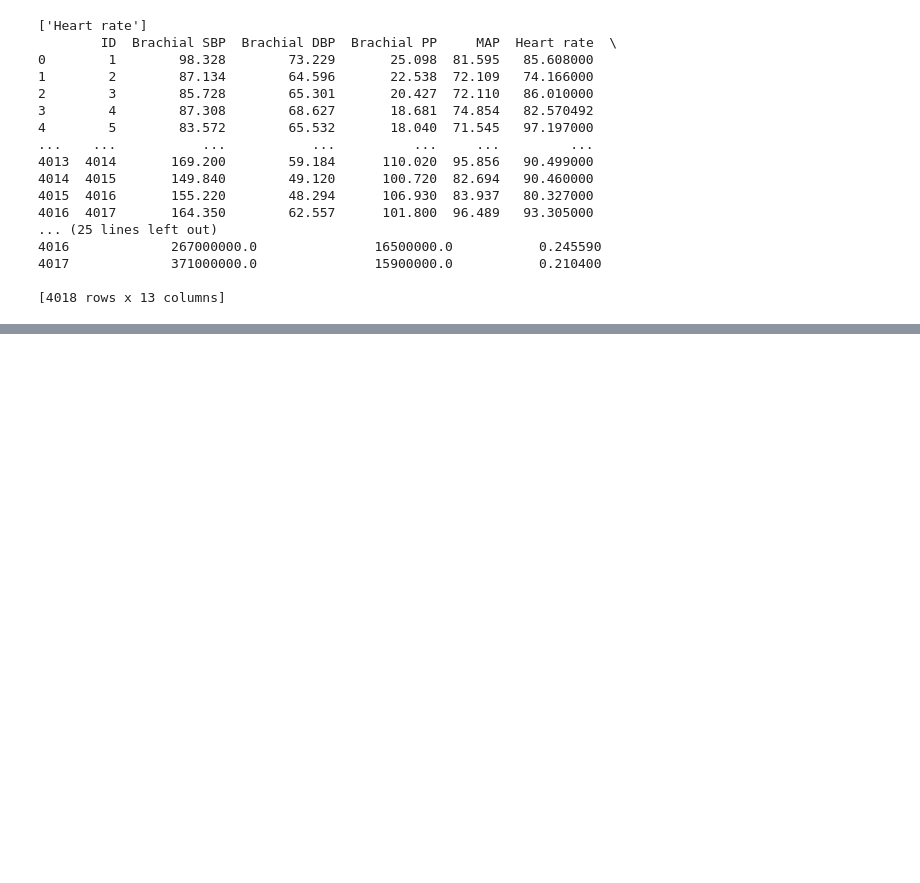
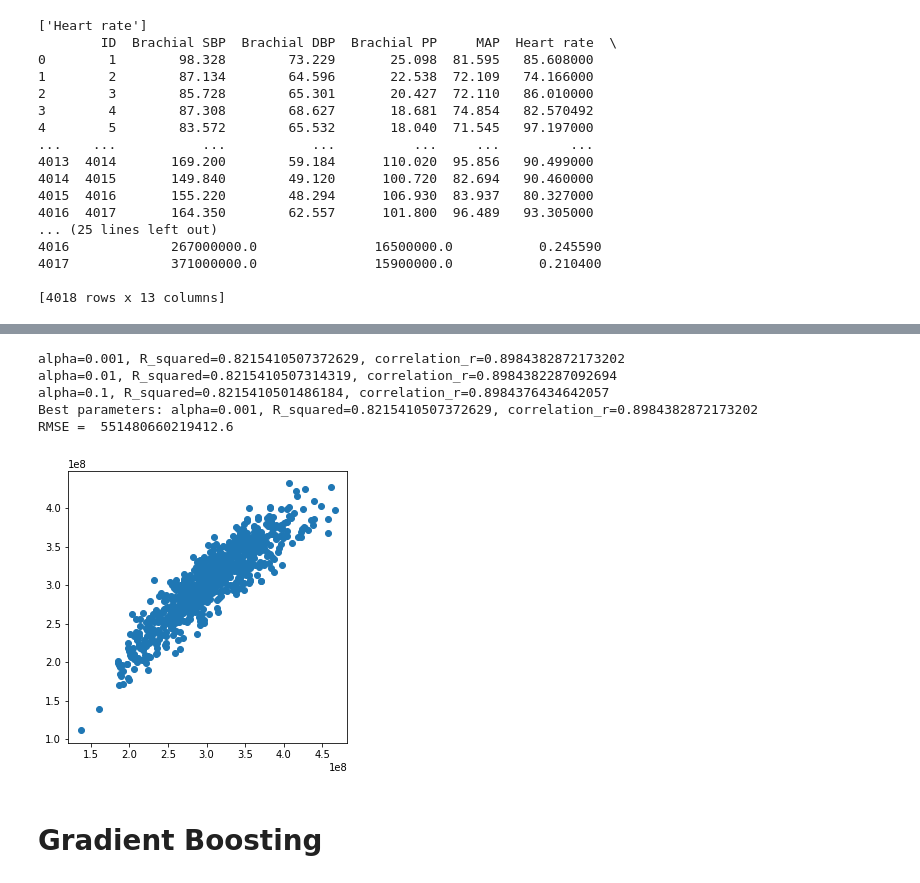
Before and after one commit to MarijaLaz/Higgs-Boson-Challenge, a Jupyter notebook: project2/P2.ipynb, the cells around one changed output, grey strips where cells are left out. Cells and saved outputs as stored; diff of their text form; code cells hidden in the pictures; blank space fills up the shorter version.

```diff
--- a/project2/P2.ipynb
+++ b/project2/P2.ipynb
@@ -70,7 +91,7 @@ esE=np.zeros((len(used_features),N))
 i=0
 for m in enumerate (max_depth):
     for n in enumerate (n_estimators):
-        y=data['End-systolic elastance']
+       # y=data['End-systolic elastance']
         x=used_features
         regressor=RandomForestRegressor(n[1],max_depth=m[1])
         regressor.fit(used_features,y)
@@ -78,4 +99,5 @@ for m in enumerate (max_depth):
         esE[:,i]=y_predict
         i+=1
         print(y_predict)
+        print(regressor.score(used_features,y))
 # %% [output]
@@ -111,3 +234,55 @@ alpha=[1,10,100,200]
+# %%
+#Ridge Regression
+#alpha=[1,10,100,200] from paper
+alpha=[0.001,0.01, 0.1]
+
+
+from sklearn.linear_model import Ridge
+import sklearn.metrics
+
+pred_data = pd.read_csv("Data/true_ees.csv")
+y = pred_data.to_numpy()[:,1]
+
+data = pd.read_csv("Data/u2.csv")
+X = data.to_numpy()
+
+x_tr, y_tr, x_te, y_te = split_data(X, y, 0.8, seed=1)
+
+best_R2 = np.zeros(len(alpha))
+best_r = np.zeros(len(alpha))
+
+for i, a in enumerate(alpha):
+    rid = Ridge(alpha=a)
+    rid.fit(x_tr,y_tr)
+    y_pred = rid.predict(x_te)
+    best_R2[i] = rid.score(x_tr,y_tr)
+    best_r[i]= np.corrcoef(y_te, y_pred)[0,1]
+    print('alpha={}, R_squared={}, correlation_r={}'.format(a, best_R2[i],best_r[i]))
+
+j1 = np.argmax(best_R2)
+j2 = np.argmax(best_r)
+if j1 == j1:
+    print('Best parameters: alpha={}, R_squared={}, correlation_r={}'.format(alpha[j1], best_R2[j1],best_r[j1]))
+else:
+    print('Problem...')
+
+
+print('RMSE = ', sklearn.metrics.mean_squared_error(y_te, y_pred))
+# %% [output]
+alpha=0.001, R_squared=0.8215410507372629, correlation_r=0.8984382872173202
+alpha=0.01, R_squared=0.8215410507314319, correlation_r=0.8984382287092694
+alpha=0.1, R_squared=0.8215410501486184, correlation_r=0.8984376434642057
+Best parameters: alpha=0.001, R_squared=0.8215410507372629, correlation_r=0.8984382872173202
+RMSE =  551480660219412.6
+# %%
+plt.close('all')
+plt.figure(figsize=(5,5))
+plt.scatter(y_te,y_pred)
+plt.show()
+# %% [output]
+[figure, added]
+# %% [markdown]
+# Gradient Boosting
 # %%
 #Gradient Boosting
 learning_rate=[0.01,0.05,1]
```
Also changed, not shown: parts of 15 cells of this notebook, 2 other files.
